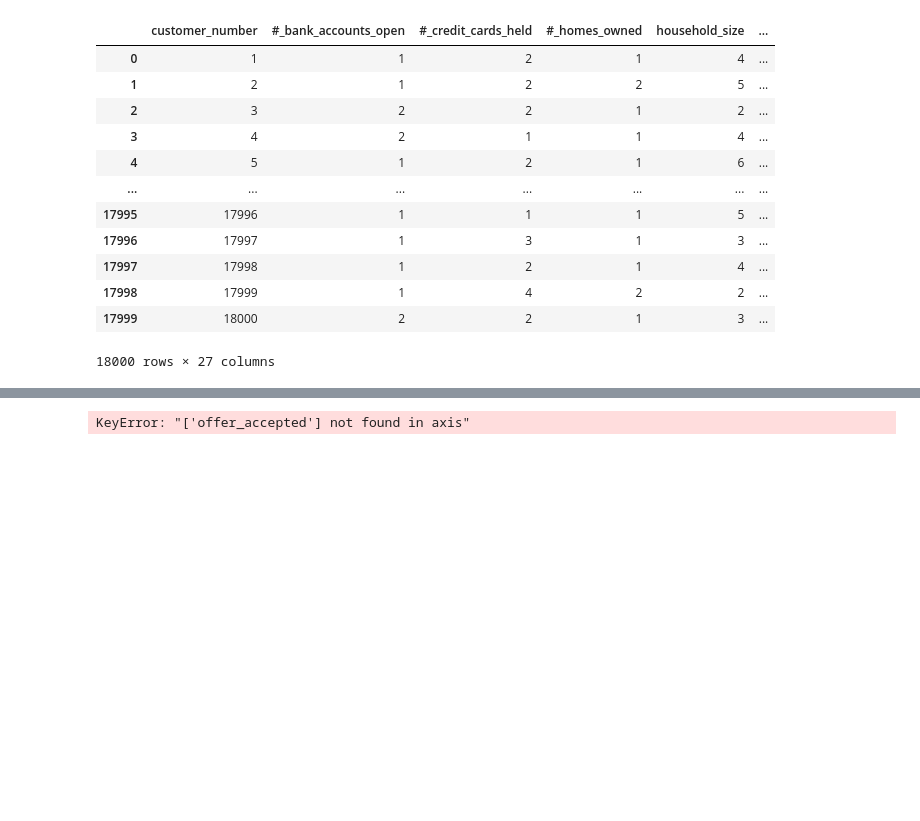
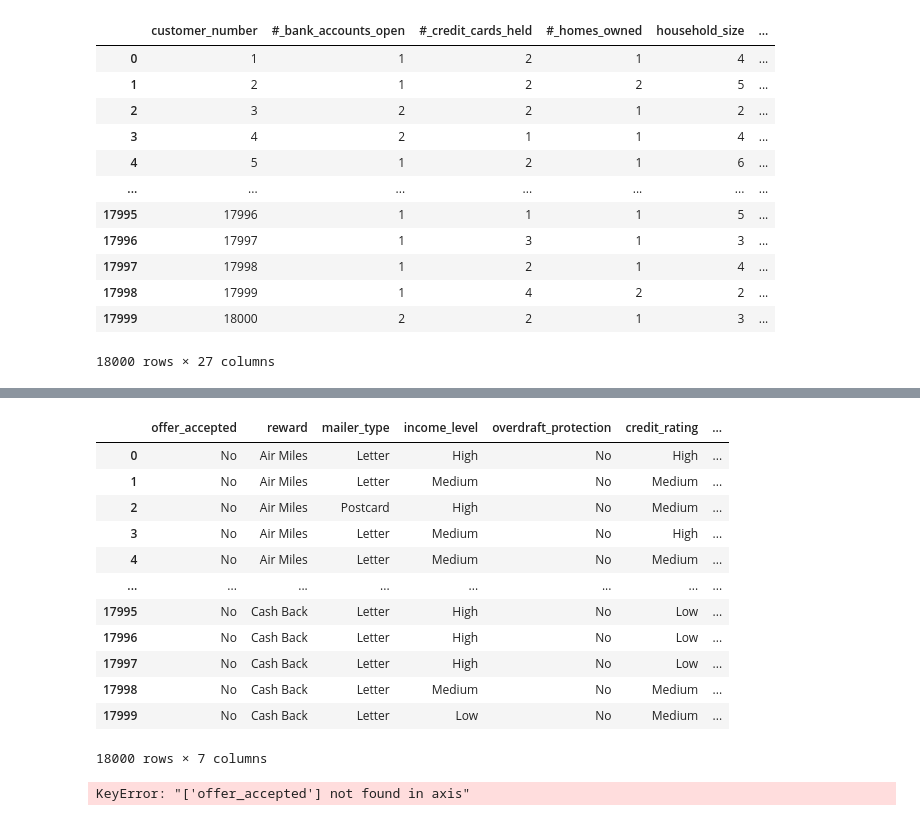
Before and after one commit to ocaoimh/hrc-mid-bootcamp-project, a Jupyter notebook: python/Exploring_cleaning_data_hugo.ipynb, the cells around one changed output, grey strips where cells are left out. Saved outputs shown, nothing was run; the diff lists cells and outputs as text; code cells hidden in the pictures; blank space fills up the shorter version.

Commit message:
edits
-started organizing the file
-remove nans in the df we're using
- 1 column for ordinal categoricals
tbc

```diff
--- a/python/Exploring_cleaning_data_hugo.ipynb
+++ b/python/Exploring_cleaning_data_hugo.ipynb
@@ -72,0 +89,4 @@ dtype: int64
+# %%
+# Drop missing values from the dataframe to be used moving forward since it represents less than 1% of all the records
+df = df[~df.average_balance.isna()]
+df.shape
@@ -129,0 +225,2 @@ cat_df.head()
+# %%
+cat_df.drop('offer_accepted', axis=1, inplace=True)
@@ -211,3 +364,19 @@ new_df
+# %%
+cat_df
+# %% [output]
+|  | offer_accepted | reward | mailer_type | income_level | overdraft_protection | credit_rating | ... |
+| 0 | No | Air Miles | Letter | High | No | High | ... |
+| 1 | No | Air Miles | Letter | Medium | No | Medium | ... |
+| 2 | No | Air Miles | Postcard | High | No | Medium | ... |
+| 3 | No | Air Miles | Letter | Medium | No | High | ... |
+| 4 | No | Air Miles | Letter | Medium | No | Medium | ... |
+| ... | ... | ... | ... | ... | ... | ... | ... |
+| 17995 | No | Cash Back | Letter | High | No | Low | ... |
+| 17996 | No | Cash Back | Letter | High | No | Low | ... |
+| 17997 | No | Cash Back | Letter | High | No | Low | ... |
+| 17998 | No | Cash Back | Letter | Medium | No | Medium | ... |
+| 17999 | No | Cash Back | Letter | Low | No | Medium | ... |
+18000 rows × 7 columns
 # %%
 from sklearn.model_selection import train_test_split
 
```
Also changed, not shown: parts of 33 cells of this notebook.
